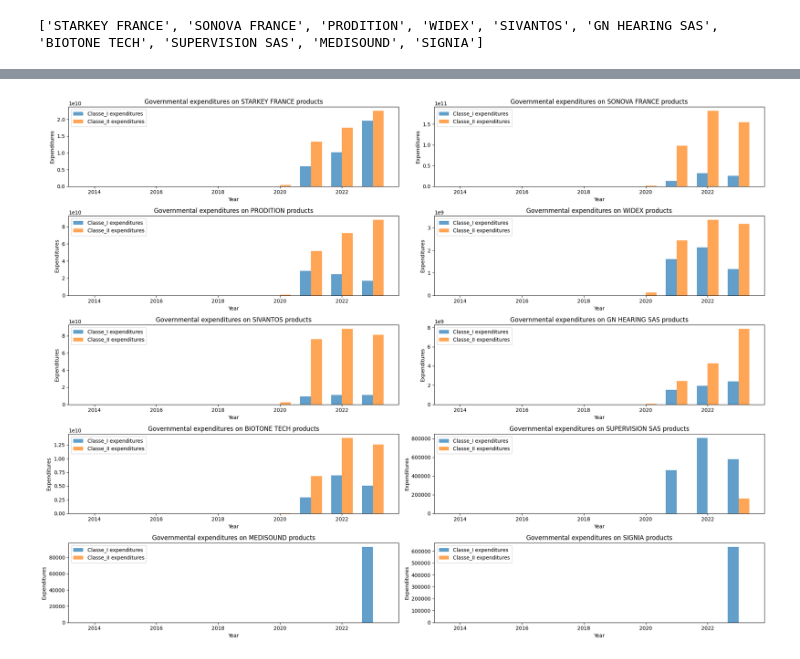
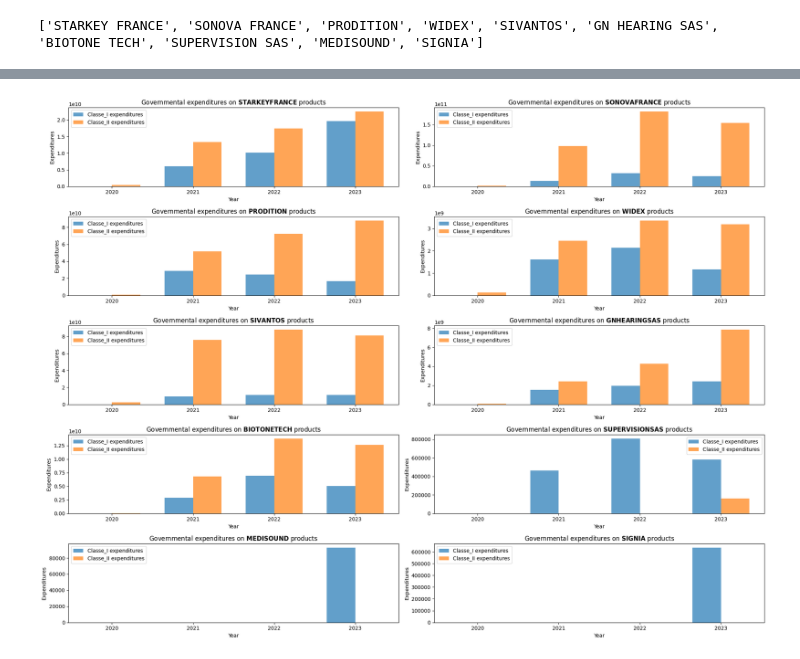
Before and after one commit to bparent11/analysingEffectOfHealthPlanInFrance, a Jupyter notebook: code/governmental-expenditures.ipynb, the cells around one changed output, grey strips where cells are left out. Cells and saved outputs as stored; diff of their text form; code cells hidden in the pictures.

```diff
--- a/code/governmental-expenditures.ipynb
+++ b/code/governmental-expenditures.ipynb
@@ -617,11 +661,21 @@ for brand in brands:
+# %%
+def convert_to_native(obj):
+    if isinstance(obj, np.integer):
+        return int(obj)
+    elif isinstance(obj, np.floating):
+        return float(obj)
+    elif isinstance(obj, np.ndarray):
+        return obj.tolist()
+    else:
+        raise TypeError(f"Type {type(obj)} not serializable")
 # %%
 with open('../data/classI_gov_exp_for_different_brands_hearing_field', 'w', encoding='utf-8') as f:
-    json.dump(classI_brands_json, f, ensure_ascii=False, indent=4)
+    json.dump(classI_brands_json, f, ensure_ascii=False, indent=4, default=convert_to_native)
 # %%
 brand_classII = []
 for brand in brands:
     brand_ = brand.replace(" ", "_")
     variable = f"{brand_}_classII"
-    variable = gov_exp(inflation_adjustment=False, sector="hearing", mask={"CLASSE II": ["contains", "L_CODE_LPP", "and"], str(brand): ["contains", "L_CODE_LPP", "and"]})
+    variable = gov_exp(inflation_adjustment=False, sector="hearing", mask={"CLASSE II": ["contains", "L_CODE_LPP", "and"], str(brand): ["contains", "L_CODE_LPP", "and"]}, indent=6)
     brand_classII.append(variable)
 # %% [output]
@@ -650,7 +704,7 @@ for brand in brands:
     count +=1
 
 with open('../data/classII_gov_exp_for_different_brands_hearing_field', 'w', encoding='utf-8') as f:
-    json.dump(classII_brands_json, f, ensure_ascii=False, indent=4)
+    json.dump(classII_brands_json, f, ensure_ascii=False, indent=4, default=convert_to_native)
 # %%
 import json
 with open('../data/classI_gov_exp_for_different_brands_hearing_field', 'r', encoding='utf-8') as f:
@@ -667,27 +721,30 @@ array([2014, 2015, 2016, 2017, 2018, 2019, 2020, 2021, 2022, 2023])
 # %%
 width = 0.35
 
 fig, axes = plt.subplots(5, 2, figsize=(20, 15))
 
 axes = axes.flatten()
 
 count=0
 
 for brand in brands:
 
     axe = axes[count]
     axe.bar(list_years - width/2, dataC1[brand][0].values(), width=width, color="#1f77b4", label=f"Classe_I expenditures", alpha=0.7)
     axe.bar(list_years + width/2, dataC2[brand][0].values(), width=width, color="#ff7f0e", label=f"Classe_II expenditures", alpha=0.7)
 
-    axe.set_title(f'Governmental expenditures on {brand} products')
+    axe.set_title(f'Governmental expenditures on $\\mathbf{{{brand}}}$ products')
     axe.set_xlabel('Year')
     axe.set_ylabel('Expenditures')
     axe.legend()
+
+    axe.set_xticks(list_years)  # Assure que seules les années entières sont utilisées comme labels
+    #axe.set_xticklabels([str(int(year)) for year in list_years])  # Affiche les années entières
 
     count += 1
 
     plt.tight_layout()
 
 plt.show()
 # %% [output]
-[figure, old version]
+[figure, new version]
```
Also changed, not shown: parts of 8 cells of this notebook, 1 other file.
